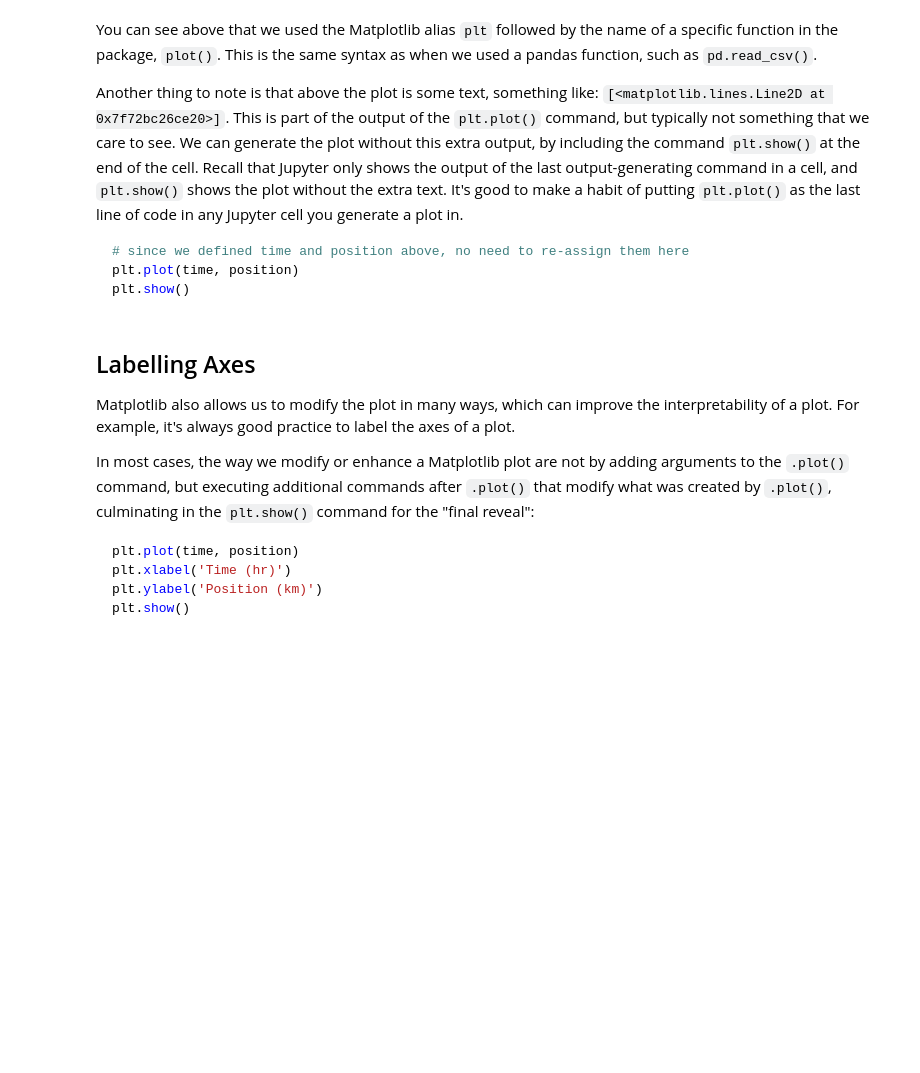
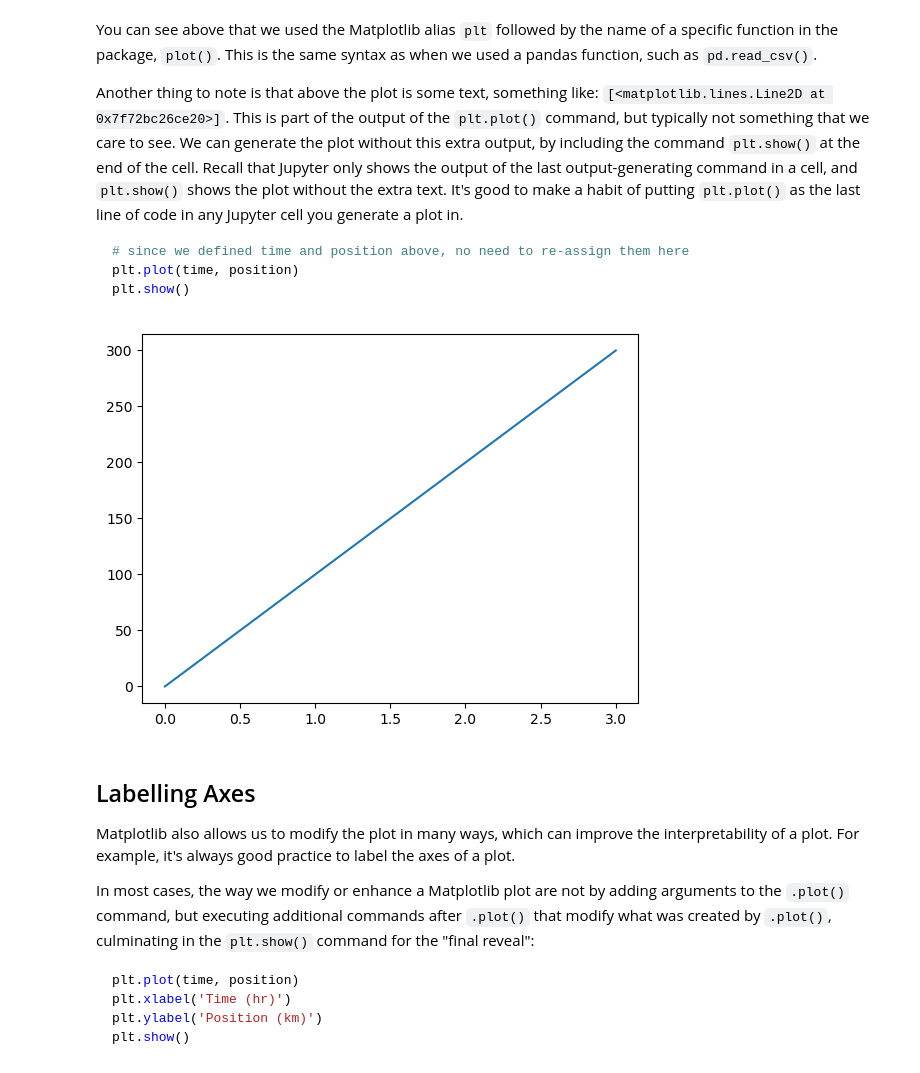
Before and after one commit to Micquoy13/Visualizing-Data, a Jupyter notebook: 1 - plotting.ipynb, the cells around one changed output. Saved outputs shown, nothing was run; the diff lists cells and outputs as text; code cells hidden in the pictures; blank space fills up the shorter version.

```diff
--- a/1 - plotting.ipynb
+++ b/1 - plotting.ipynb
@@ -58,6 +66,11 @@ Another thing to note is that above the plot is some text, something like: `[<ma
 plt.plot(time, position)
 plt.show()
 ~~~
+# %%
+plt.plot(time, position)
+plt.show()
+# %% [output]
+[figure, added]
 # %% [markdown]
 ## Labelling Axes
 Matplotlib also allows us to modify the plot in many ways, which can improve the interpretability of a plot. For example, it's always good practice to label the axes of a plot.
```
Also changed, not shown: parts of 21 cells of this notebook, 1 other file.
